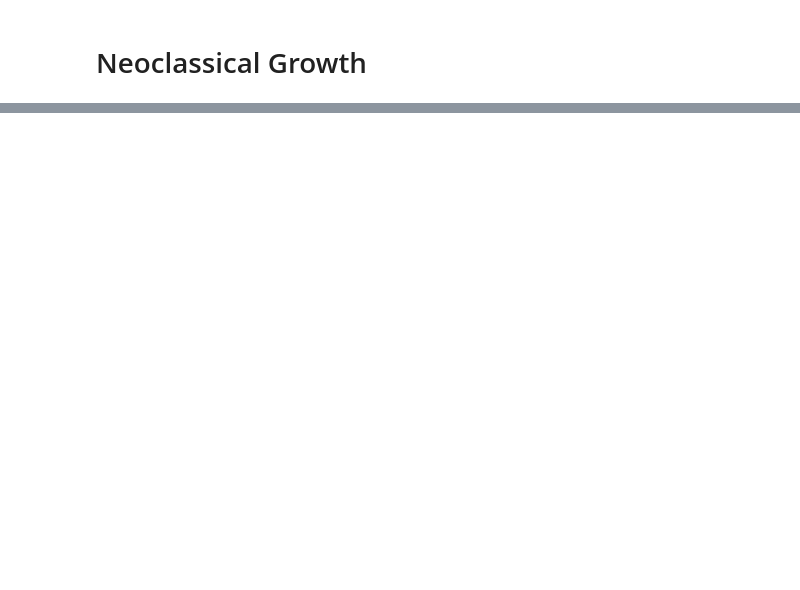
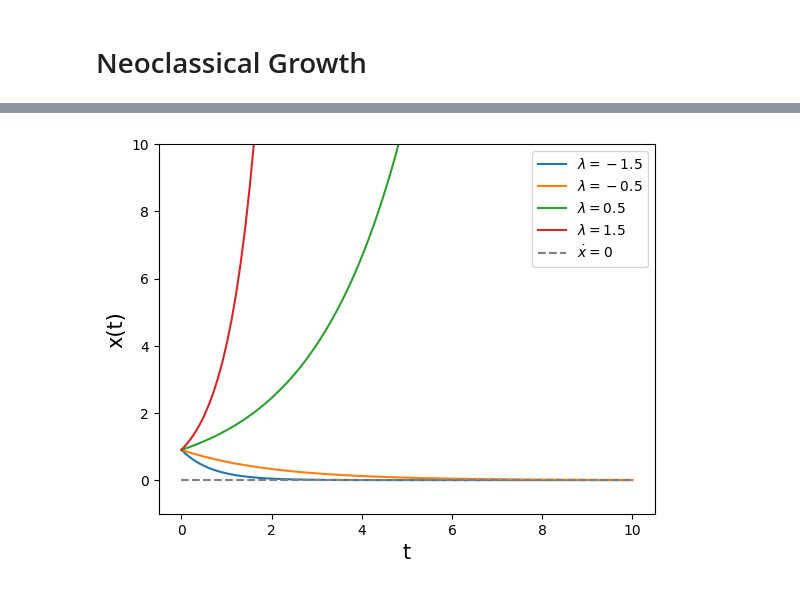
Before and after one commit to thanhqtran/tohoku_bootcamp, a Jupyter notebook: summer2023/math/simul_code.ipynb, the cells around one changed output, grey strips where cells are left out. Drawn from its saved outputs; the diff is of its cells as text; code cells hidden in the pictures; blank space fills up the shorter version.

```diff
--- a/summer2023/math/simul_code.ipynb
+++ b/summer2023/math/simul_code.ipynb
@@ -334,0 +369,28 @@ print(k_values)
+# %%
+import numpy as np
+
+
+def ode(lamda, t):
+    return x0 * np.exp(lamda * t)
+
+def ode2(lamda, t):
+    k = x0 + b/lamda
+    return - b/lamda + k * np.exp(lamda * t)
+
+x0 = 0.9
+b = 2
+
+lamdas = [-1.5, -0.5, 0.5, 1.5]
+t = np.linspace(0, 10, 100)
+
+for lamda in lamdas:
+    plt.plot(t, ode(lamda, t), label=f'$\lambda={lamda}$')
+
+plt.hlines(0, 0, 10, linestyles='dashed', colors='gray', label=f'$\dot x=0$')
+plt.ylim(-1, 10)
+plt.xlabel('t', size=15)
+plt.ylabel('x(t)', size=15)
+plt.legend()
+plt.show()
+# %% [output]
+[figure, added]
```
Also changed, not shown: parts of 12 cells of this notebook, 15 other files.
